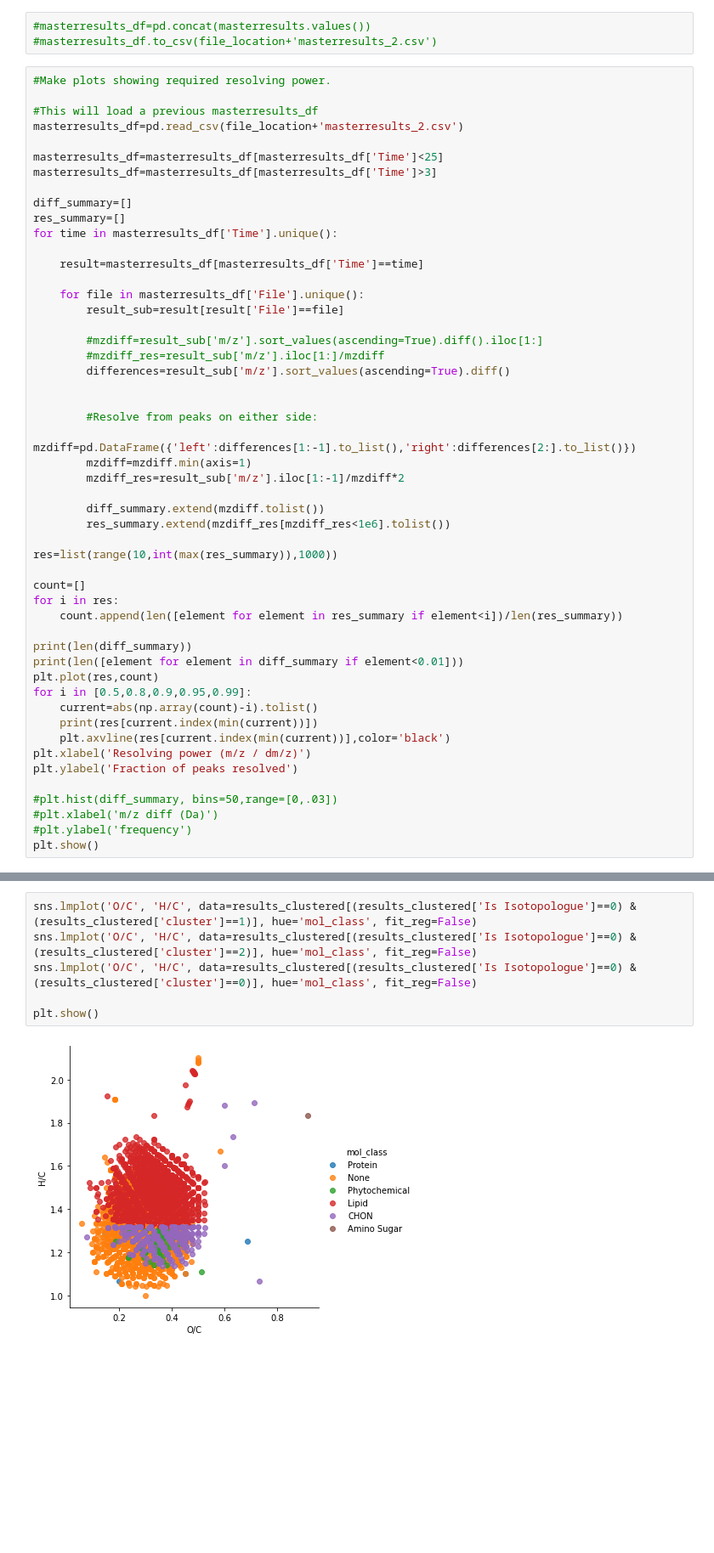
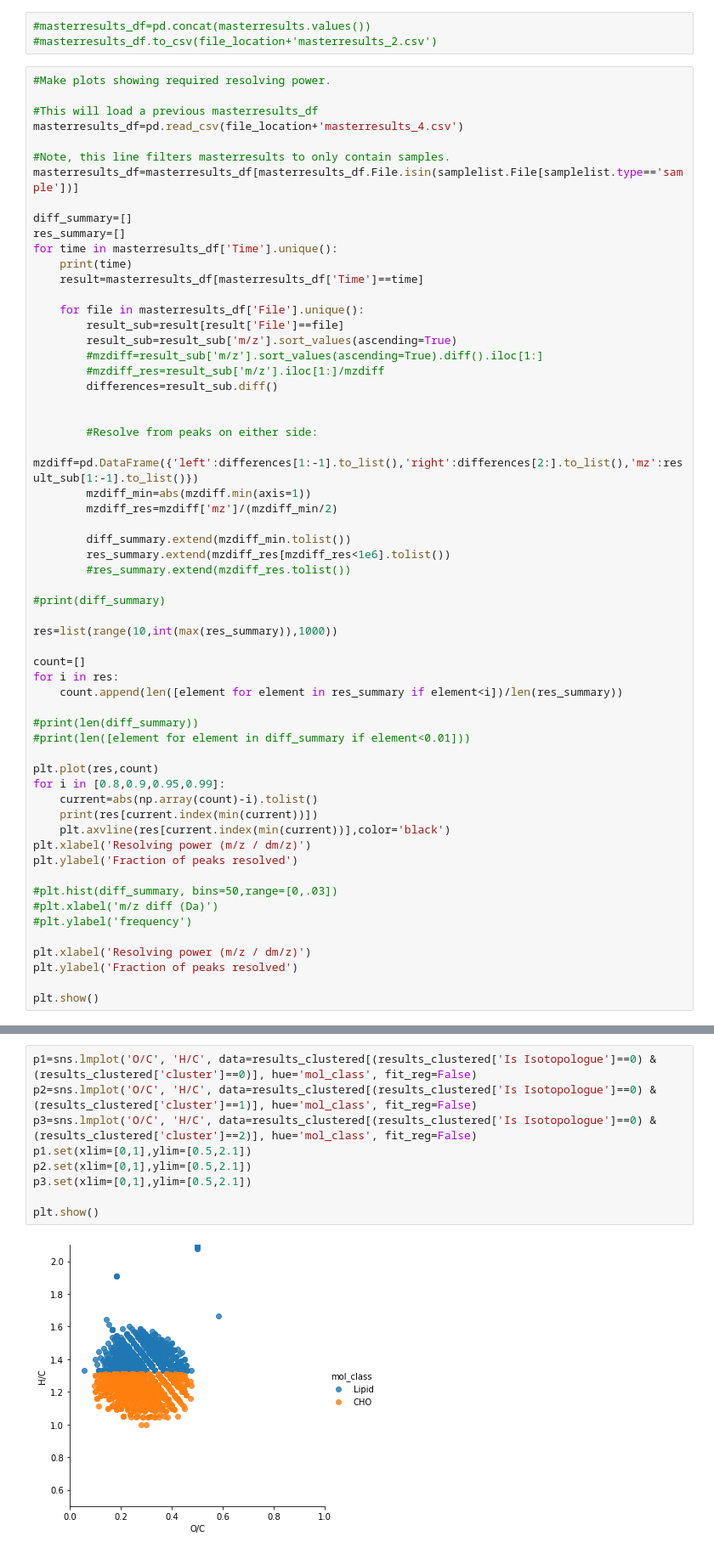
Before and after one commit to EMSL-Computing/CoreMS, a Jupyter notebook: examples/metallomics/CoreMS_Batch_BATS_explorer.ipynb, the cells around one changed output, grey strips where cells are left out. Shown at 85% size. Cells and saved outputs as stored; diff of their text form; blank space fills up the shorter version.

```diff
--- a/examples/metallomics/CoreMS_Batch_BATS_explorer.ipynb
+++ b/examples/metallomics/CoreMS_Batch_BATS_explorer.ipynb
@@ -256,32 +342,35 @@ RMB_190828_BATS06_400m.raw
 #Make plots showing required resolving power.
 
 #This will load a previous masterresults_df
-masterresults_df=pd.read_csv(file_location+'masterresults_2.csv')
+masterresults_df=pd.read_csv(file_location+'masterresults_4.csv')
 
-masterresults_df=masterresults_df[masterresults_df['Time']<25]
-masterresults_df=masterresults_df[masterresults_df['Time']>3]
+#Note, this line filters masterresults to only contain samples.
+masterresults_df=masterresults_df[masterresults_df.File.isin(samplelist.File[samplelist.type=='sample'])]
 
 diff_summary=[]
 res_summary=[]
 for time in masterresults_df['Time'].unique():
-
+    print(time)
     result=masterresults_df[masterresults_df['Time']==time]
 
     for file in masterresults_df['File'].unique():
         result_sub=result[result['File']==file]
-
+        result_sub=result_sub['m/z'].sort_values(ascending=True)
         #mzdiff=result_sub['m/z'].sort_values(ascending=True).diff().iloc[1:]
         #mzdiff_res=result_sub['m/z'].iloc[1:]/mzdiff
-        differences=result_sub['m/z'].sort_values(ascending=True).diff()
+        differences=result_sub.diff()
 
 
         #Resolve from peaks on either side:
-        mzdiff=pd.DataFrame({'left':differences[1:-1].to_list(),'right':differences[2:].to_list()})
-        mzdiff=mzdiff.min(axis=1)
-        mzdiff_res=result_sub['m/z'].iloc[1:-1]/mzdiff*2
+        mzdiff=pd.DataFrame({'left':differences[1:-1].to_list(),'right':differences[2:].to_list(),'mz':result_sub[1:-1].to_list()})
+        mzdiff_min=abs(mzdiff.min(axis=1))
+        mzdiff_res=mzdiff['mz']/(mzdiff_min/2)
 
-        diff_summary.extend(mzdiff.tolist())
+        diff_summary.extend(mzdiff_min.tolist())
         res_summary.extend(mzdiff_res[mzdiff_res<1e6].tolist())
+        #res_summary.extend(mzdiff_res.tolist())
+
+#print(diff_summary)
 
 res=list(range(10,int(max(res_summary)),1000))
 
@@ -289,10 +378,11 @@ count=[]
 for i in res:
     count.append(len([element for element in res_summary if element<i])/len(res_summary))
 
-print(len(diff_summary))
-print(len([element for element in diff_summary if element<0.01]))
+#print(len(diff_summary))
+#print(len([element for element in diff_summary if element<0.01]))
+
 plt.plot(res,count)
-for i in [0.5,0.8,0.9,0.95,0.99]:
+for i in [0.8,0.9,0.95,0.99]:
     current=abs(np.array(count)-i).tolist()
     print(res[current.index(min(current))])
     plt.axvline(res[current.index(min(current))],color='black')
@@ -302,5 +392,9 @@ plt.ylabel('Fraction of peaks resolved')
 #plt.hist(diff_summary, bins=50,range=[0,.03])
 #plt.xlabel('m/z diff (Da)')
 #plt.ylabel('frequency')
+
+plt.xlabel('Resolving power (m/z / dm/z)')
+plt.ylabel('Fraction of peaks resolved')
+
 plt.show()
 # %% [output]
@@ -527,8 +732,11 @@ plt.show()
 # %%
-sns.lmplot('O/C', 'H/C', data=results_clustered[(results_clustered['Is Isotopologue']==0) & (results_clustered['cluster']==1)], hue='mol_class', fit_reg=False)
-sns.lmplot('O/C', 'H/C', data=results_clustered[(results_clustered['Is Isotopologue']==0) & (results_clustered['cluster']==2)], hue='mol_class', fit_reg=False)
-sns.lmplot('O/C', 'H/C', data=results_clustered[(results_clustered['Is Isotopologue']==0) & (results_clustered['cluster']==0)], hue='mol_class', fit_reg=False)
+p1=sns.lmplot('O/C', 'H/C', data=results_clustered[(results_clustered['Is Isotopologue']==0) & (results_clustered['cluster']==0)], hue='mol_class', fit_reg=False)
+p2=sns.lmplot('O/C', 'H/C', data=results_clustered[(results_clustered['Is Isotopologue']==0) & (results_clustered['cluster']==1)], hue='mol_class', fit_reg=False)
+p3=sns.lmplot('O/C', 'H/C', data=results_clustered[(results_clustered['Is Isotopologue']==0) & (results_clustered['cluster']==2)], hue='mol_class', fit_reg=False)
+p1.set(xlim=[0,1],ylim=[0.5,2.1])
+p2.set(xlim=[0,1],ylim=[0.5,2.1])
+p3.set(xlim=[0,1],ylim=[0.5,2.1])
 
 plt.show()
 # %% [output]
-[figure, old version]
+[figure, new version]
```
Also changed, not shown: parts of 23 cells of this notebook, 5 other files.
